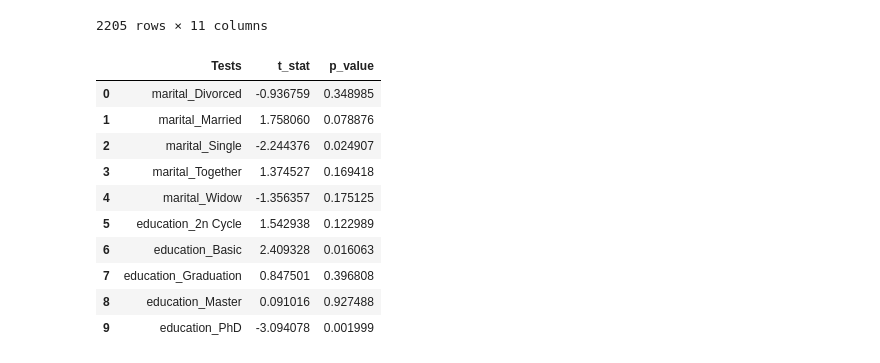
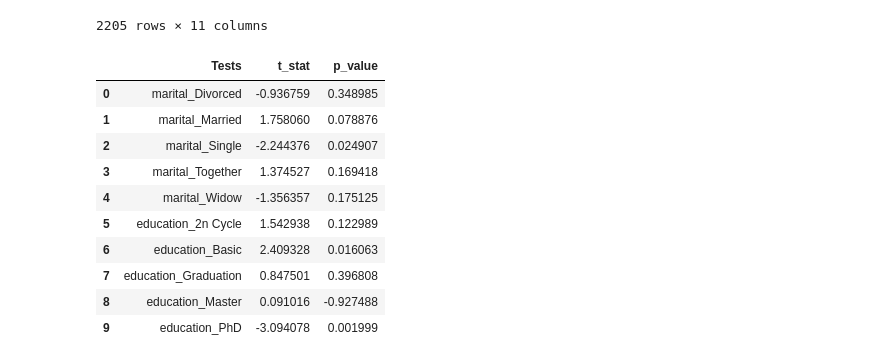
Before and after one commit to kevintao0417/F24_DATA110, a Jupyter notebook: Project/F1/customer_data.ipynb, the cells around one changed output. Drawn from its saved outputs; the diff is of its cells as text; code cells hidden in the pictures.

```diff
--- a/Project/F1/customer_data.ipynb
+++ b/Project/F1/customer_data.ipynb
@@ -212,33 +212,36 @@ AB_result = {"Tests": ['marital_Divorced',
  'marital_Single',
  'marital_Together',
  'marital_Widow',
  'education_2n Cycle',
  'education_Basic',
  'education_Graduation',
  'education_Master',
  'education_PhD']}
 AB_result = pd.DataFrame(AB_result)
 for f in AB_test_list:
     group_a = AB_raw[AB_raw[f] == 0]['acceptTF']
     group_b = AB_raw[AB_raw[f] == 1]['acceptTF']
 
     t_stat, p_value = ttest_ind(group_a, group_b)
 
     AB_result.loc[AB_result["Tests"] == f, "t_stat"] = t_stat
-    AB_result.loc[AB_result["Tests"] == f, "p_value"] =  p_value
+    if p_value > 0.5:
+        AB_result.loc[AB_result["Tests"] == f, "p_value"] =  - p_value
+    else:
+        AB_result.loc[AB_result["Tests"] == f, "p_value"] =  p_value
 
     # print(f"T-Statistic for {f}: {t_stat}")
     # print(f"P-Value for {f}: {p_value}")
 AB_result
 # %% [output]
 |  | Tests | t_stat | p_value |
 | 0 | marital_Divorced | -0.936759 | 0.348985 |
 | 1 | marital_Married | 1.758060 | 0.078876 |
 | 2 | marital_Single | -2.244376 | 0.024907 |
 | 3 | marital_Together | 1.374527 | 0.169418 |
 | 4 | marital_Widow | -1.356357 | 0.175125 |
 | 5 | education_2n Cycle | 1.542938 | 0.122989 |
 | 6 | education_Basic | 2.409328 | 0.016063 |
 | 7 | education_Graduation | 0.847501 | 0.396808 |
-| 8 | education_Master | 0.091016 | 0.927488 |
+| 8 | education_Master | 0.091016 | -0.927488 |
 | 9 | education_PhD | -3.094078 | 0.001999 |
```
